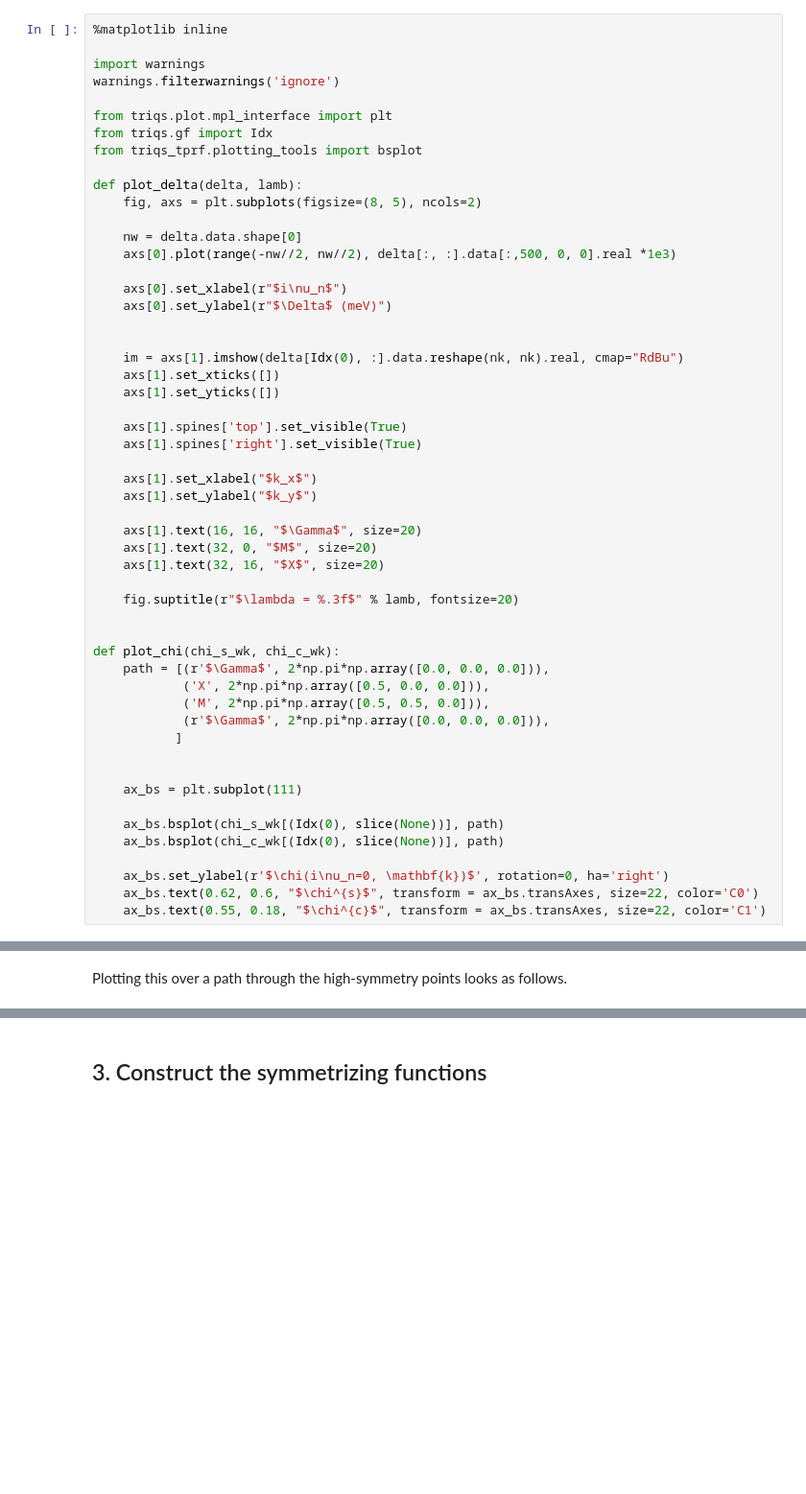
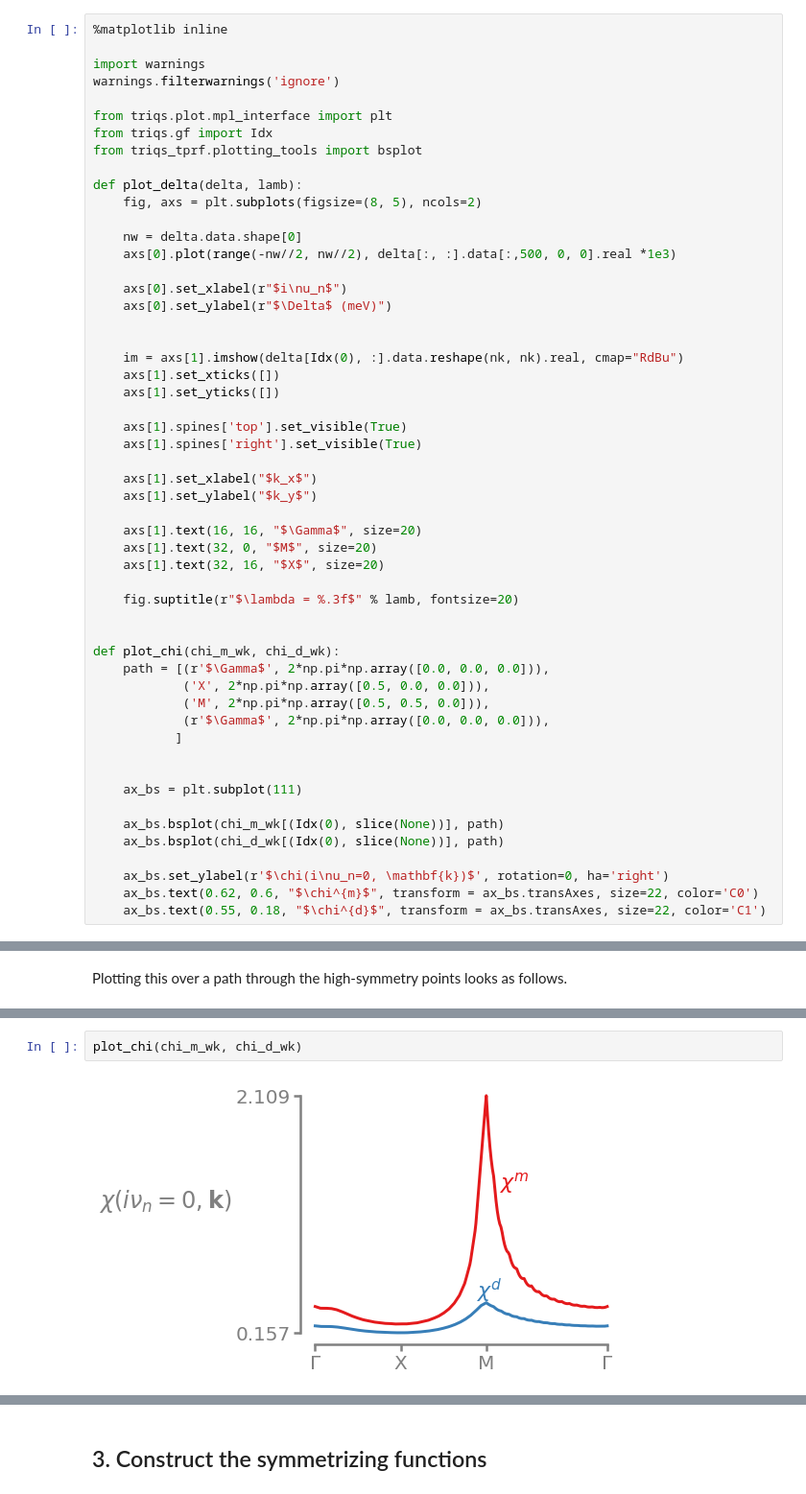
Before and after one commit to TRIQS/tprf, a Jupyter notebook: doc/user_guide/Solving the linearized Eliashberg equation in the random phase approximation limit.ipynb, the cells around one changed output, grey strips where cells are left out. Shown at 96% size. Drawn from its saved outputs; the diff is of its cells as text; blank space fills up the shorter version.

```diff
--- a/doc/user_guide/Solving the linearized Eliashberg equation in the random phase approximation limit.ipynb
+++ b/doc/user_guide/Solving the linearized Eliashberg equation in the random phase approximation limit.ipynb
@@ -35,7 +35,7 @@ def plot_delta(delta, lamb):
     fig.suptitle(r"$\lambda = %.3f$" % lamb, fontsize=20)
 
 
-def plot_chi(chi_s_wk, chi_c_wk):
+def plot_chi(chi_m_wk, chi_d_wk):
     path = [(r'$\Gamma$', 2*np.pi*np.array([0.0, 0.0, 0.0])),
             ('X', 2*np.pi*np.array([0.5, 0.0, 0.0])),
             ('M', 2*np.pi*np.array([0.5, 0.5, 0.0])),
@@ -45,10 +45,10 @@ def plot_chi(chi_s_wk, chi_c_wk):
 
     ax_bs = plt.subplot(111)
 
-    ax_bs.bsplot(chi_s_wk[(Idx(0), slice(None))], path)
-    ax_bs.bsplot(chi_c_wk[(Idx(0), slice(None))], path)
+    ax_bs.bsplot(chi_m_wk[(Idx(0), slice(None))], path)
+    ax_bs.bsplot(chi_d_wk[(Idx(0), slice(None))], path)
 
     ax_bs.set_ylabel(r'$\chi(i\nu_n=0, \mathbf{k})$', rotation=0, ha='right')
-    ax_bs.text(0.62, 0.6, "$\chi^{s}$", transform = ax_bs.transAxes, size=22, color='C0')
-    ax_bs.text(0.55, 0.18, "$\chi^{c}$", transform = ax_bs.transAxes, size=22, color='C1')
+    ax_bs.text(0.62, 0.6, "$\chi^{m}$", transform = ax_bs.transAxes, size=22, color='C0')
+    ax_bs.text(0.55, 0.18, "$\chi^{d}$", transform = ax_bs.transAxes, size=22, color='C1')
 # %% [output]
@@ -130,3 +126,7 @@ plot_chi(chi_s_wk, chi_c_wk)
+# %%
+plot_chi(chi_m_wk, chi_d_wk)
+# %% [output]
+[figure, added]
 # %% [markdown]
 ## 2. Construct the particle-particle vertex in RPA
 
```
Also changed, not shown: parts of 12 cells of this notebook.
